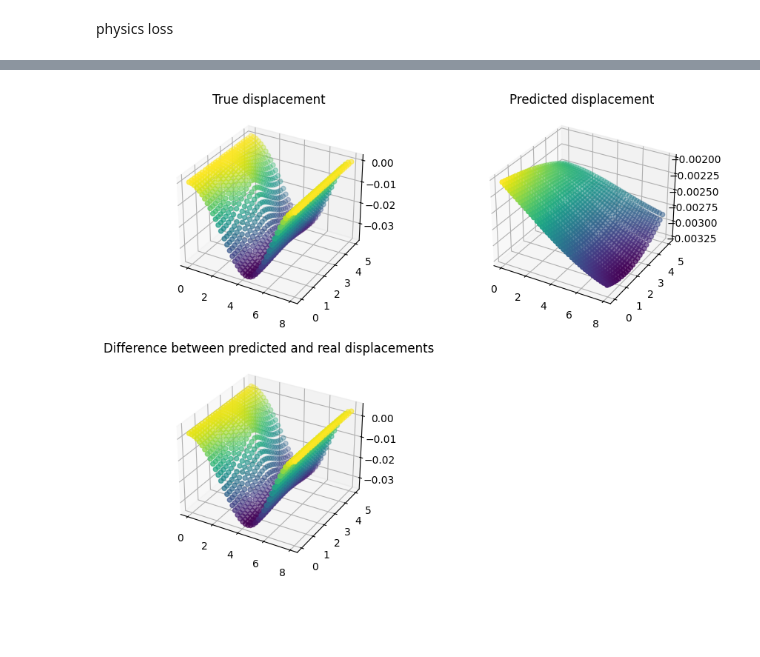
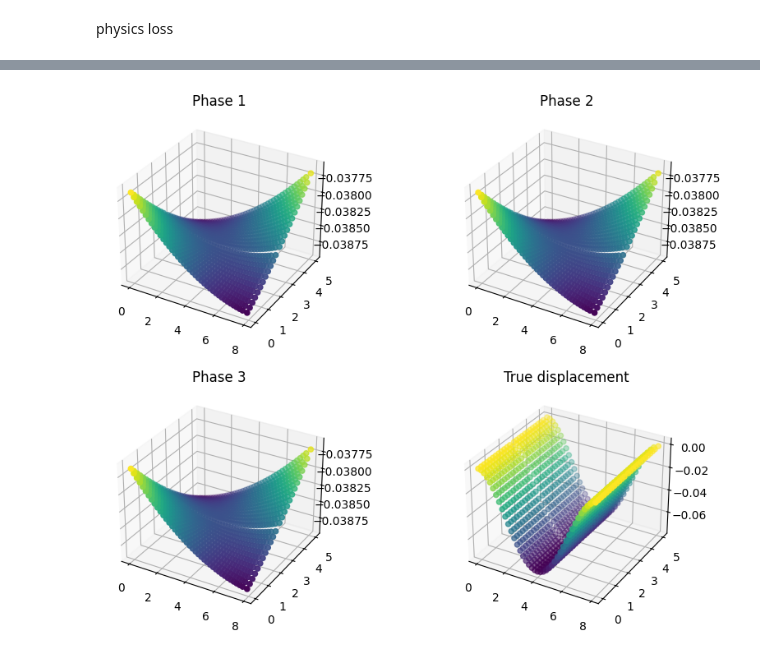
Before and after one commit to ShiyuanDengg/2D-Wall, a Jupyter notebook: 2D NoProp Prediction Final.ipynb, the cells around one changed output, grey strips where cells are left out. Cells and saved outputs as stored; diff of their text form; code cells hidden in the pictures; blank space fills up the shorter version.

```diff
--- a/2D NoProp Prediction Final.ipynb
+++ b/2D NoProp Prediction Final.ipynb
@@ -213,10 +216,18 @@ def train_step(batch, epoch_val):
   optimizer.apply_gradients(zip(gradients, variables))
   del tape
   return loss, data_loss, bc_loss, physics_loss
+# %%
+def snapshot(model):
+    snap = keras.models.clone_model(model)
+    snap.build(model.input_shape)
+    snap.set_weights(model.get_weights())
+    return snap
 # %%
 # --- 0. batching parameters --------------------------------------------
 BATCH_SIZE  = 1024
 SHUFFLE_BUF = 10_000
+
+model_phase1, model_phase2 = model, model
 
 dataset = (tf.data.Dataset.from_tensor_slices(
               tf.convert_to_tensor(results_norm_flatten, dtype=tf.float32))
@@ -229,10 +240,10 @@ history        = {k: [] for k in ["loss", "data", "phys", "bc"]}
 history_params = {"m_a": [], "m_p": []}
 
 # --- 2. training loop ---------------------------------------------------
-for epoch in range(1000):
+for epoch in range(5000):
     # We’ll keep the metrics from the *last* batch in this epoch
     for batch in dataset:
-        loss, data_l, bc_l, phys_l = train_step(batch, epoch)
+        loss, data_l, bc_l, phys_l = train_step(batch, tf.cast(epoch, tf.int32))
 
     # record those metrics (no division → no ZeroDivisionError)
     history["loss"].append(float(loss.numpy()))
@@ -248,4 +259,10 @@ for epoch in range(1000):
               f"data {data_l.numpy():.3e} | "
               f"bc {bc_l.numpy():.3e} | "
               f"phys {phys_l.numpy():.3e}")
+
+    if epoch == N_DATA_ONLY_EPOCHS - 1:
+        model_phase1 = snapshot(model)
+    if epoch == N_DATA_ONLY_EPOCHS + N_BC_EPOCHS - 1:
+        model_phase2 = snapshot(model)
+model_final = model
 # %% [output]
@@ -272,32 +299,42 @@ KeyboardInterrupt:
 # %%
 z_norm_flatten_tf = tf.convert_to_tensor(z_norm_flatten, dtype=tf.float32)
 x_norm_flatten_tf = tf.convert_to_tensor(x_norm_flatten, dtype=tf.float32)
 
 zxstack = tf.stack((z_norm_flatten_tf, x_norm_flatten_tf), axis = -1)
 
-y_pred_norm = model(zxstack)
-y_pred_norm = np.squeeze(y_pred_norm, -1)
-y_pred = y_pred_norm * y_max
+y_pred_norm1 = model_phase1(zxstack)
+y_pred_norm1 = np.squeeze(y_pred_norm1, -1)
+y_pred1 = y_pred_norm1 * y_max
+
+y_pred_norm2 = model_phase2(zxstack)
+y_pred_norm2 = np.squeeze(y_pred_norm2, -1)
+y_pred2 = y_pred_norm2 * y_max
+
+y_pred_norm3 = model(zxstack)
+y_pred_norm3 = np.squeeze(y_pred_norm3, -1)
+y_pred3 = y_pred_norm3 * y_max
 
 fig = plt.figure(figsize=(10, 8))
 
 ax1 = fig.add_subplot(221, projection = '3d')
-ax1.scatter(z_flatten, x_flatten, y_flatten, c = y_flatten, cmap = 'viridis')
-ax1.set_title('True displacement')
+ax1.scatter(z_flatten, x_flatten, y_pred1, c = y_pred1, cmap = 'viridis')
+ax1.set_title('Phase 1')
 
 ax2 = fig.add_subplot(222, projection='3d')
-ax2.scatter(z_flatten, x_flatten, y_pred, c=y_pred_norm, cmap='viridis')
-ax2.set_title('Predicted displacement')
-
-diff = y_flatten - y_pred
+ax2.scatter(z_flatten, x_flatten, y_pred2, c = y_pred2, cmap='viridis')
+ax2.set_title('Phase 2')
 
 ax3 = fig.add_subplot(223, projection = '3d')
-ax3.scatter(z_flatten, x_flatten, diff, c = diff, cmap = 'viridis')
-ax3.set_title('Difference between predicted and real displacements')
+ax3.scatter(z_flatten, x_flatten, y_pred3, c = y_pred3, cmap = 'viridis')
+ax3.set_title('Phase 3')
+
+ax4 = fig.add_subplot(224, projection = '3d')
+ax4.scatter(z_flatten, x_flatten, y_sampled_raw, c = y_sampled_raw, cmap = 'viridis')
+ax4.set_title('True displacement')
 
 plt.show()
 # %% [output]
-[figure, old version]
+[figure, new version]
 # %%
 bih = laplacian(zxstack, laplacian)
 
```
Also changed, not shown: parts of 6 cells of this notebook.
